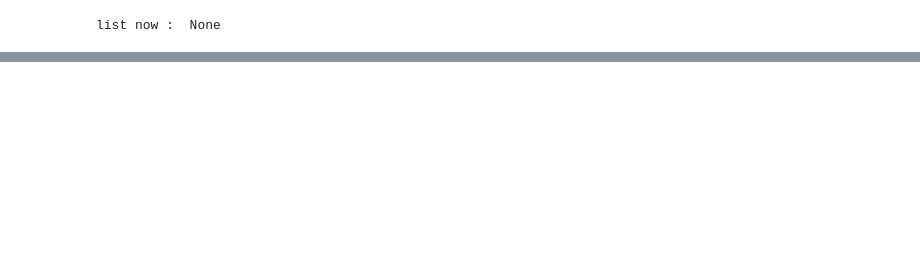
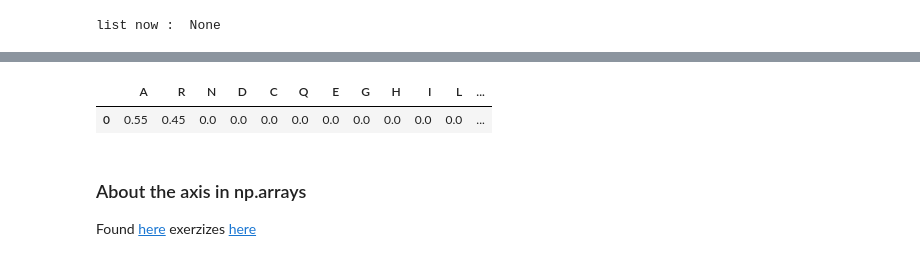
Before and after one commit to ilante/LB-2-project-GOR-vs-SVM, a Jupyter notebook: documentation_notebooks/GOR/Steps_GOR_method.ipynb, the cells around one changed output, grey strips where cells are left out. Drawn from its saved outputs; the diff is of its cells as text; code cells hidden in the pictures; blank space fills up the shorter version.

```diff
--- a/documentation_notebooks/GOR/Steps_GOR_method.ipynb
+++ b/documentation_notebooks/GOR/Steps_GOR_method.ipynb
@@ -324,0 +329,6 @@ print(indexes)
+# %%
+import os
+z= os.listdir('/Users/ila/01-Unibo/02_Lab2/files_lab2_project/all_data/test_data/fasta/')
+a = z.sort()
+print('cant return "a" becaues it is', a)
+print(z)
@@ -342,0 +461,15 @@ list now :  None
+# %%
+profile_arr = np.loadtxt("/Users/ila/01-Unibo/02_Lab2/files_lab2_project/all_data/test_data/profiles/test_profile", usecols=range(0,20), dtype=np.float64)
+profile_arr
+profile_arr.shape
+
+rows, cols = profile_arr.shape
+
+print(profile_arr[0])
+print(profile_arr[1])
+
+
+
+# for i in range(8):
+#     for j in range(19):
+#         print(profile_arr[i][j])
@@ -342,0 +489,13 @@ list now :  None
+# %%
+header_col = ['A', 'R', 'N', 'D', 'C', 'Q', 'E', 'G', 'H', 'I', 'L', 'K', 'M', 'F', 'P', 'S', 'T', 'W', 'Y', 'V']
+nospace = ""
+for i in a:
+#     print(i, end='')
+    nospace+=i
+nospace
+
+num_li = []
+for j in range(len(header_col)):
+    num_li.append(j)
+
+print(num_li)
@@ -342,0 +633,7 @@ list now :  None
+# %%
+RH, RE, RC, total_R, total_SS = train_gor("/Users/ila/01-Unibo/02_Lab2/files_lab2_project/all_data/test_data/profiles/test_profile", "/Users/ila/01-Unibo/02_Lab2/files_lab2_project/all_data/test_data/dssp/test_ss.dssp", df_R_H, df_R_E, df_R_C, df_R_count, df_all_SS)
+# make_frequency_df(RH)
+df_R_H = make_frequency_df(RH)
+df_R_E = make_frequency_df(RE)
+df_R_C = make_frequency_df(RC)
+df_R_H
@@ -342,0 +664,9 @@ list now :  None
+# %%
+df_R_E.loc[[0]]+profile_arr[0]
+# %% [output]
+|  | A | R | N | D | C | Q | E | G | H | I | L | ... |
+| 0 | 0.55 | 0.45 | 0.0 | 0.0 | 0.0 | 0.0 | 0.0 | 0.0 | 0.0 | 0.0 | 0.0 | ... |
+# %% [markdown]
+### About the axis in np.arrays
+
+Found [here](https://www.sharpsightlabs.com/blog/numpy-axes-explained/) exerzizes [here](https://machinelearningmastery.com/numpy-axis-for-rows-and-columns/)
```
Also changed, not shown: parts of 76 cells of this notebook.
